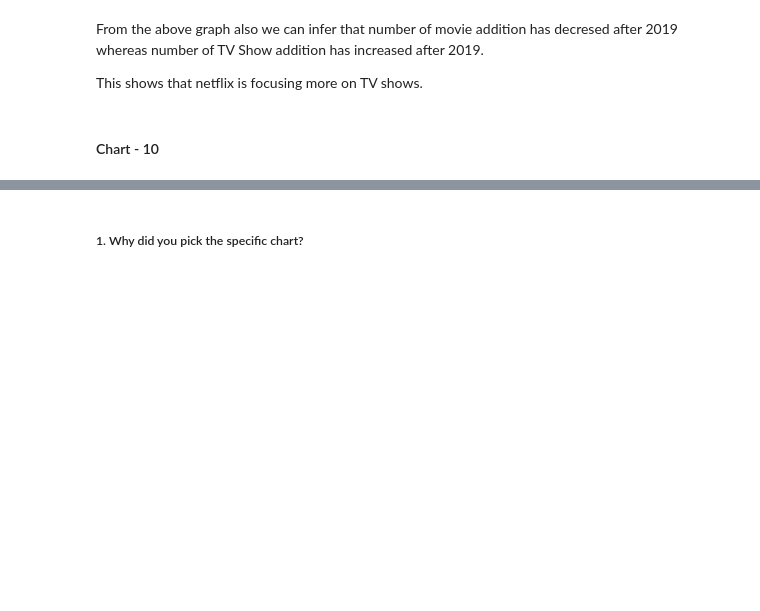
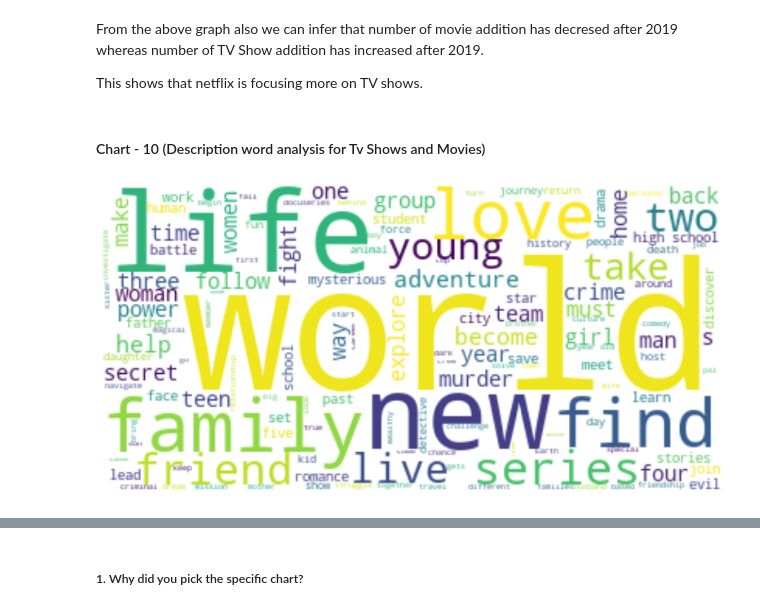
Before and after one commit to oweskhan77/Netflix-Movies-and-TV-Shows-Clustering, a Jupyter notebook: NETFLIX_MOVIES_AND_TV_SHOWS_CLUSTERING.ipynb, the cells around one changed output, grey strips where cells are left out. Cells and saved outputs as stored; diff of their text form; code cells hidden in the pictures; blank space fills up the shorter version.

```diff
--- a/NETFLIX_MOVIES_AND_TV_SHOWS_CLUSTERING.ipynb
+++ b/NETFLIX_MOVIES_AND_TV_SHOWS_CLUSTERING.ipynb
@@ -828,7 +828,11 @@ Are there any insights that lead to negative growth? Justify with specific reaso
 From the above graph also we can infer that number of movie addition has decresed after 2019 whereas number of TV Show addition has increased after 2019.
 
 This shows that netflix is focusing more on TV shows.
-# %% [markdown]
-#### Chart - 10
+# %% [markdown]
+#### Chart - 10 (Description word analysis for Tv Shows and Movies)
 # %%
 # Chart - 10 visualization code
+# Visuallizing the wordcloud for description for TV Show
+col_word_cloud('description', df_tv)
+# %% [output]
+[figure, added]
```
Also changed, not shown: parts of 17 cells of this notebook.
